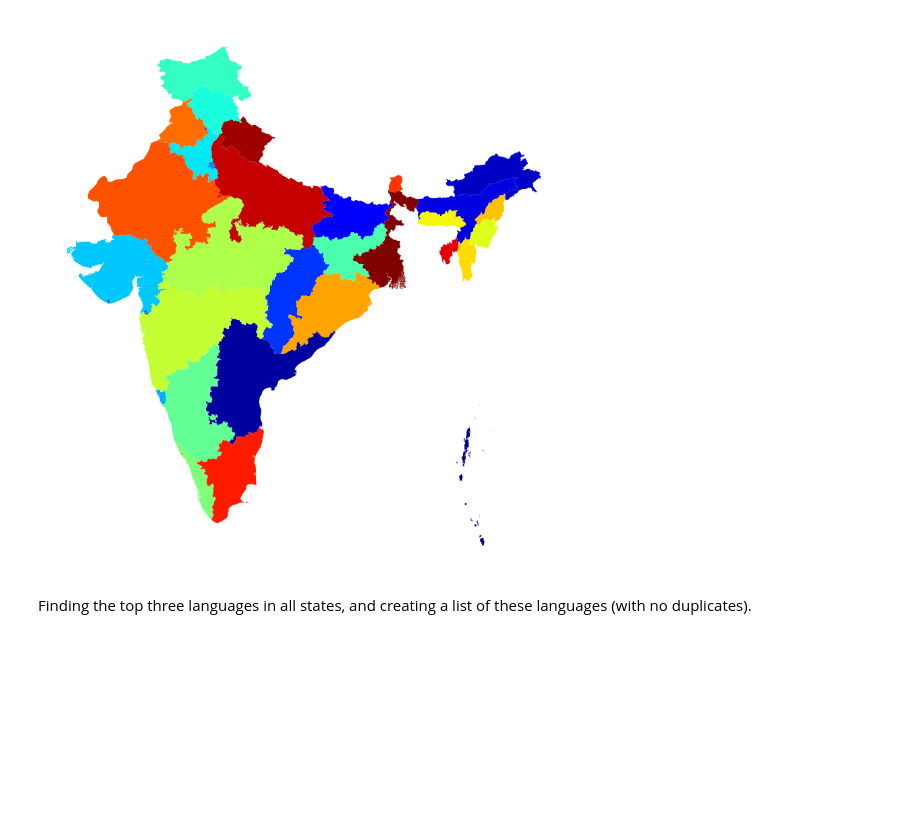
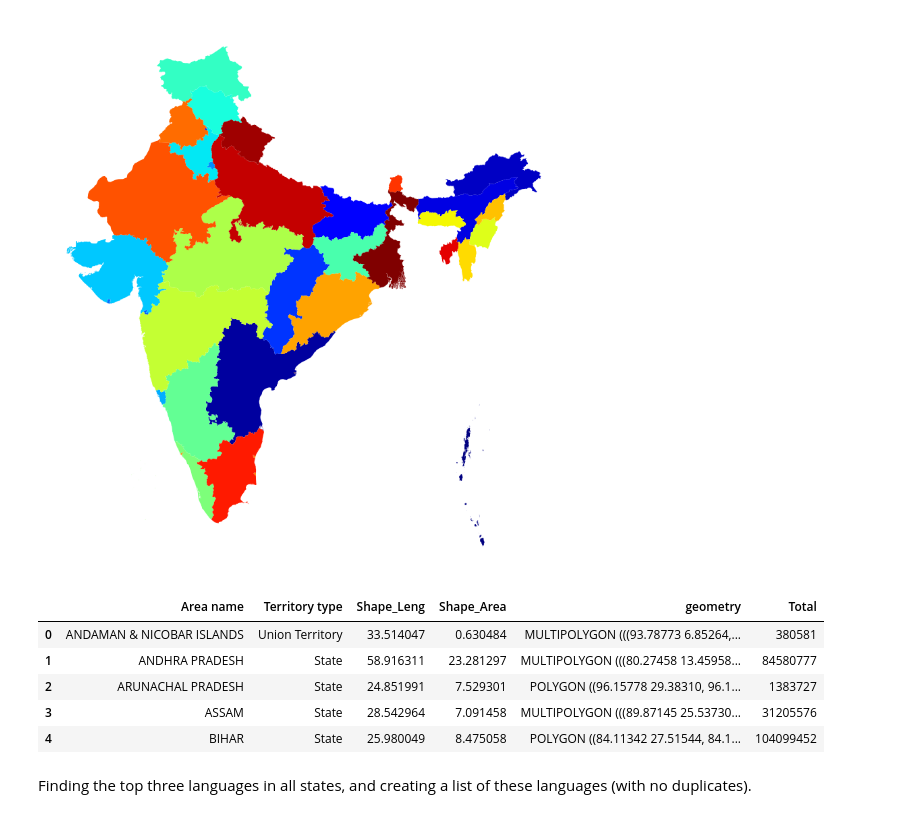
Before and after one commit to Az-Data/Portfolio, a Jupyter notebook: Languages of India.ipynb, the cells around one changed output. Cells and saved outputs as stored; diff of their text form; code cells hidden in the pictures; blank space fills up the shorter version.

```diff
--- a/Languages of India.ipynb
+++ b/Languages of India.ipynb
@@ -249,29 +260,37 @@ plt.show()
 # %%
 # Clean up useless columns in india_map dataframe
 clean_map = india_map[['NAME_1', 'ENGTYPE_1', 'Shape_Leng', 'Shape_Area', 'geometry']]
 
 # finding out the total number of people in each area
 tot_per_area = lang_indian_states.groupby('Area name', as_index=False)[['Total']].sum()
 
 # making sure the area names in both dataframes match
 clean_map.rename(columns={'NAME_1':'Area name', 'ENGTYPE_1':'Territory type'}, inplace=True)
 
 clean_map['Area name'] = clean_map['Area name'].str.upper()
 clean_map['Area name'] = clean_map['Area name'].str.replace(' AND ', ' & ')
 
 # inconsistent Area names in clean_map were replaced with the corresponding names from the census data
 # UTTARAKHAND (formally know as UTTARANCHAL) & ODISHA (formally known as ORISSA) had to be changed
 clean_to_censusDict = {'ANDAMAN & NICOBAR': 'ANDAMAN & NICOBAR ISLANDS',
                        'DELHI': 'NCT OF DELHI',
                       'ORISSA': 'ODISHA',
                       'UTTARANCHAL': 'UTTARAKHAND'}
 
-clean_map['Area name'] = clean_map.replace({'Area name' : clean_to_censusDict})
+clean_map.replace({'Area name' : clean_to_censusDict}, inplace=True)
+
 
 # Mergeing the two dataframes
 clean_map_tot = pd.merge(clean_map, tot_per_area, on='Area name')
 
-#display(clean_map_tot.head())
+clean_map_tot.head()
+# %% [output]
+|  | Area name | Territory type | Shape_Leng | Shape_Area | geometry | Total |
+| 0 | ANDAMAN & NICOBAR ISLANDS | Union Territory | 33.514047 | 0.630484 | MULTIPOLYGON (((93.78773 6.85264,... | 380581 |
+| 1 | ANDHRA PRADESH | State | 58.916311 | 23.281297 | MULTIPOLYGON (((80.27458 13.45958... | 84580777 |
+| 2 | ARUNACHAL PRADESH | State | 24.851991 | 7.529301 | POLYGON ((96.15778 29.38310, 96.1... | 1383727 |
+| 3 | ASSAM | State | 28.542964 | 7.091458 | MULTIPOLYGON (((89.87145 25.53730... | 31205576 |
+| 4 | BIHAR | State | 25.980049 | 8.475058 | POLYGON ((84.11342 27.51544, 84.1... | 104099452 |
 # %% [markdown]
 Finding the top three languages in all states, and creating a list of these languages (with no duplicates).
 # %%
```
Also changed, not shown: parts of 2 cells of this notebook, 1 other file.
